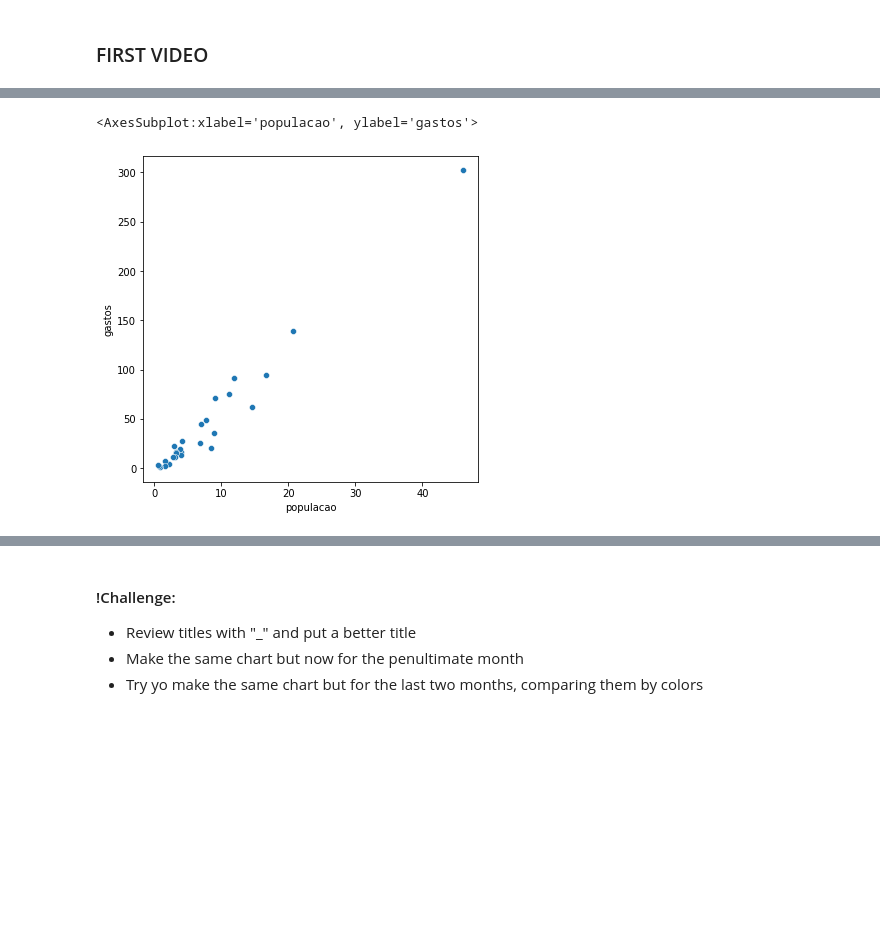
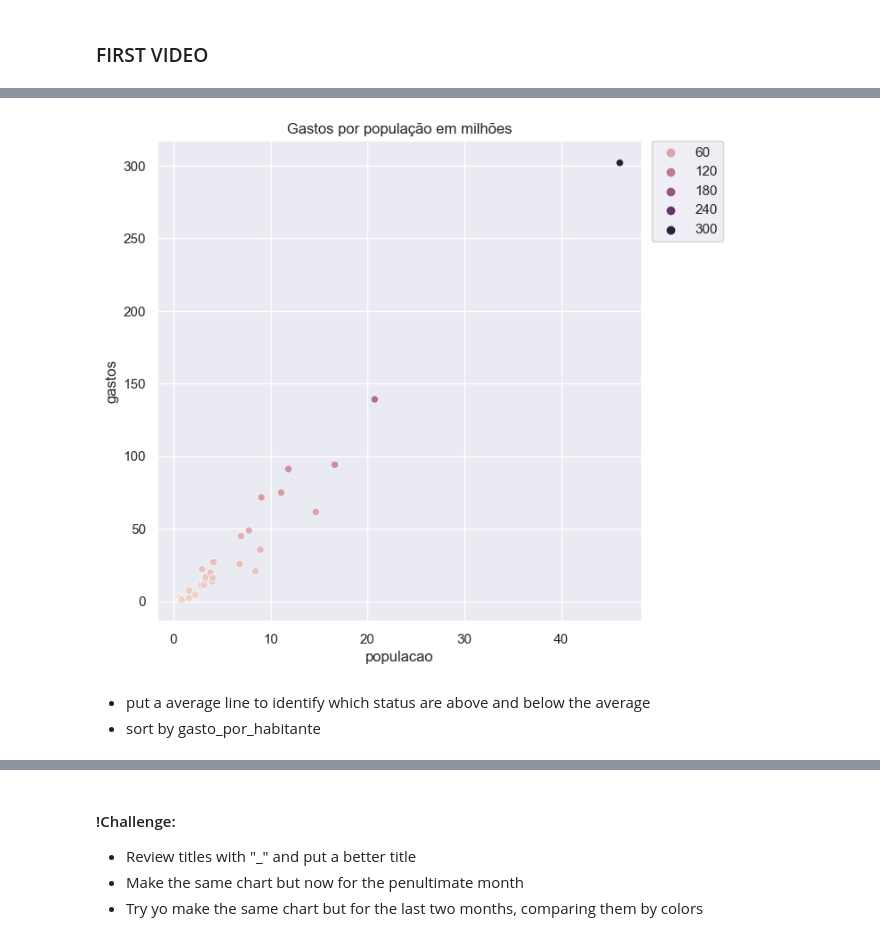
Before and after one commit to rfelipesilva/pos-tech-data-analytics, a Jupyter notebook: jupyter/02-Visualização de dados.ipynb, the cells around one changed output, grey strips where cells are left out. Cells and saved outputs as stored; diff of their text form; code cells hidden in the pictures; blank space fills up the shorter version.

Commit message:
update class 03 from second "Visualização de dados"

```diff
--- a/jupyter/02-Visualização de dados.ipynb
+++ b/jupyter/02-Visualização de dados.ipynb
@@ -224,6 +235,19 @@ gastos_e_populacao['gasto_por_habitante'].plot(kind='bar')
+# %%
+gastos_e_populacao_sorted_by_populacao = gastos_e_populacao.sort_values(by='populacao')
 # %%
-plt.figure(figsize=(6,6))
-sns.scatterplot(data = gastos_e_populacao / 1_000_000, x='populacao', y='gastos')
+sns.set_theme()
+plt.figure(figsize=(7,7))
+
+axis = sns.scatterplot(data = gastos_e_populacao_sorted_by_populacao / 1_000_000,
+                       x='populacao',
+                       y='gastos',
+                       hue='gastos')
+
+
+plt.legend(bbox_to_anchor=(1.02, 1),
+           loc='upper left',
+           borderaxespad=0) #MOVING LEGEND OUTSIDE THE PLOT
+plt.title('Gastos por população em milhões')
+plt.show()
 # %% [output]
-<AxesSubplot:xlabel='populacao', ylabel='gastos'>
-[figure, old version]
+[figure, new version]
@@ -229,0 +256,3 @@ sns.scatterplot(data = gastos_e_populacao / 1_000_000, x='populacao', y='gastos'
+# %% [markdown]
+- put a average line to identify which status are above and below the average
+- sort by gasto_por_habitante
```
Also changed, not shown: parts of 33 cells of this notebook, 1 other file.
